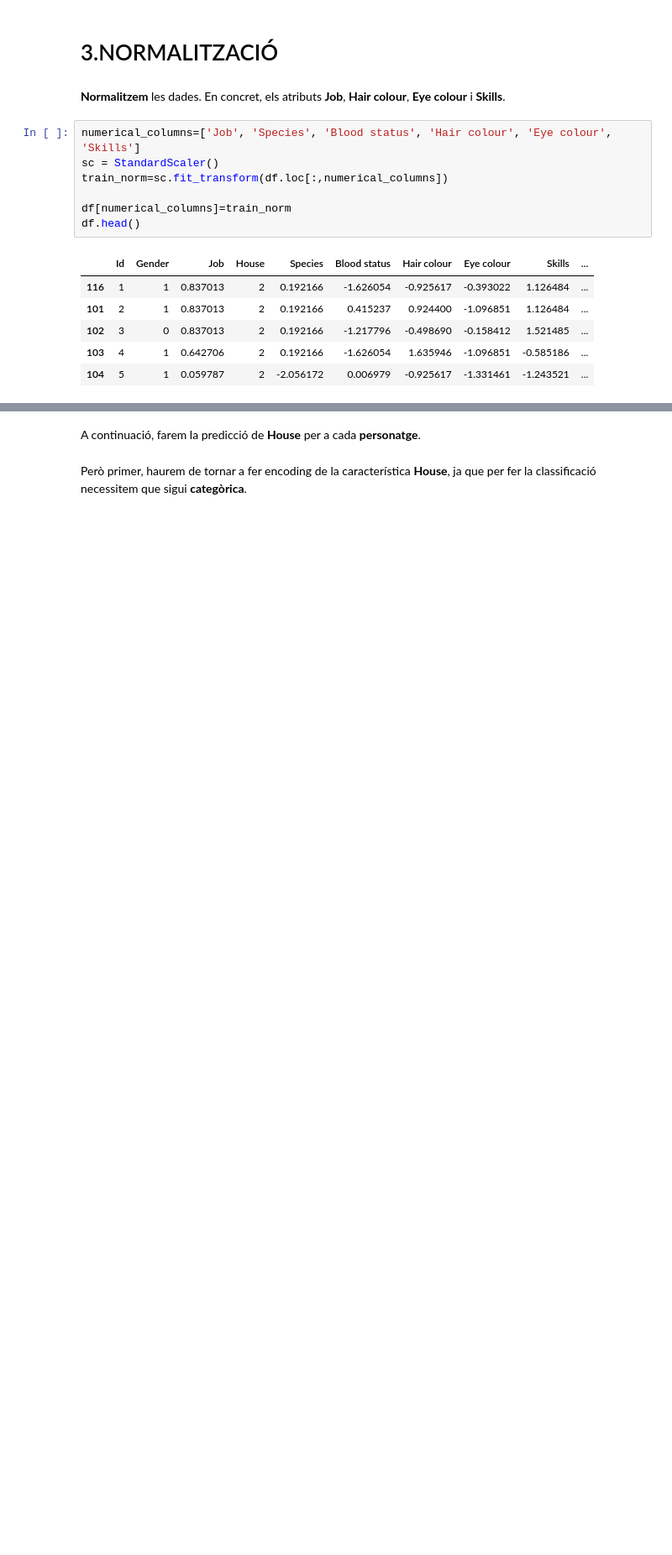
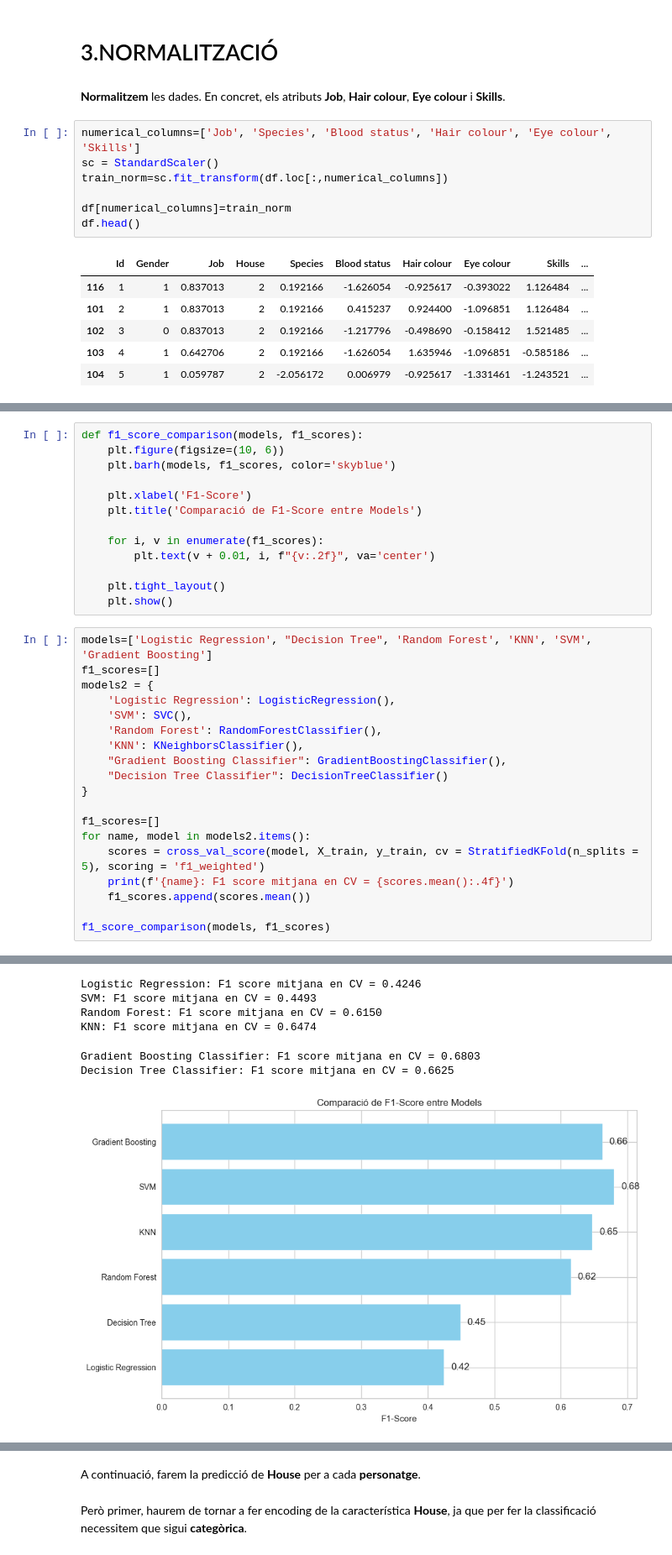
Before and after one commit to HelenaBoneu/HarryPotter, a Jupyter notebook: Harry_Potter.ipynb, the cells around one changed output, grey strips where cells are left out. Shown at 84% size. Cells and saved outputs as stored; diff of their text form; blank space fills up the shorter version.

```diff
--- a/Harry_Potter.ipynb
+++ b/Harry_Potter.ipynb
@@ -1210,0 +1385,33 @@ df.head()
+# %%
+def f1_score_comparison(models, f1_scores):
+    plt.figure(figsize=(10, 6))
+    plt.barh(models, f1_scores, color='skyblue')
+
+    plt.xlabel('F1-Score')
+    plt.title('Comparació de F1-Score entre Models')
+
+    for i, v in enumerate(f1_scores):
+        plt.text(v + 0.01, i, f"{v:.2f}", va='center')
+
+    plt.tight_layout()
+    plt.show()
+# %%
+models=['Logistic Regression', "Decision Tree", 'Random Forest', 'KNN', 'SVM', 'Gradient Boosting']
+f1_scores=[]
+models2 = {
+    'Logistic Regression': LogisticRegression(),
+    'SVM': SVC(),
+    'Random Forest': RandomForestClassifier(),
+    'KNN': KNeighborsClassifier(),
+    "Gradient Boosting Classifier": GradientBoostingClassifier(),
+    "Decision Tree Classifier": DecisionTreeClassifier()
+}
+
+f1_scores=[]
+for name, model in models2.items():
+    scores = cross_val_score(model, X_train, y_train, cv = StratifiedKFold(n_splits = 5), scoring = 'f1_weighted')
+    print(f'{name}: F1 score mitjana en CV = {scores.mean():.4f}')
+    f1_scores.append(scores.mean())
+
+f1_score_comparison(models, f1_scores)
+# %% [output]
@@ -1210,0 +1435,7 @@ df.head()
+Logistic Regression: F1 score mitjana en CV = 0.4246
+SVM: F1 score mitjana en CV = 0.4493
+Random Forest: F1 score mitjana en CV = 0.6150
+KNN: F1 score mitjana en CV = 0.6474
+Gradient Boosting Classifier: F1 score mitjana en CV = 0.6803
+Decision Tree Classifier: F1 score mitjana en CV = 0.6625
+[figure, added]
```
Also changed, not shown: parts of 32 cells of this notebook.
